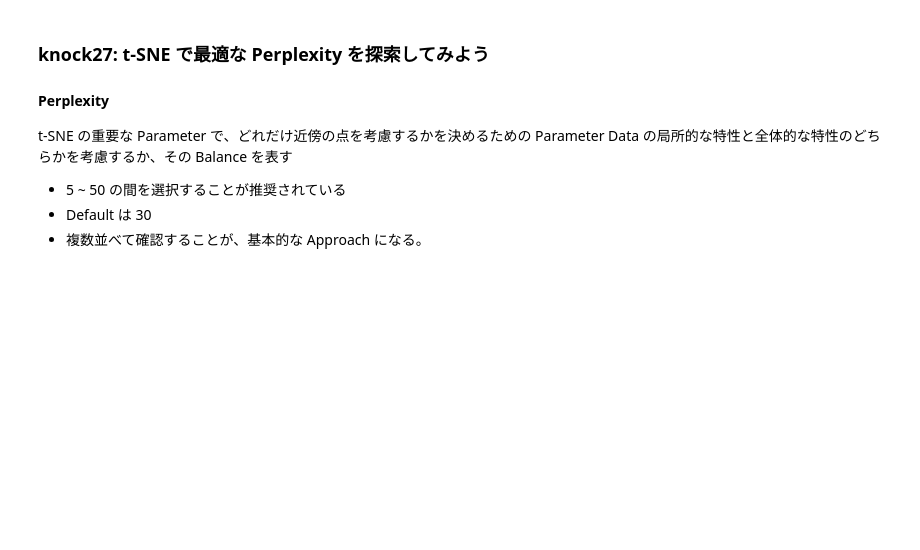
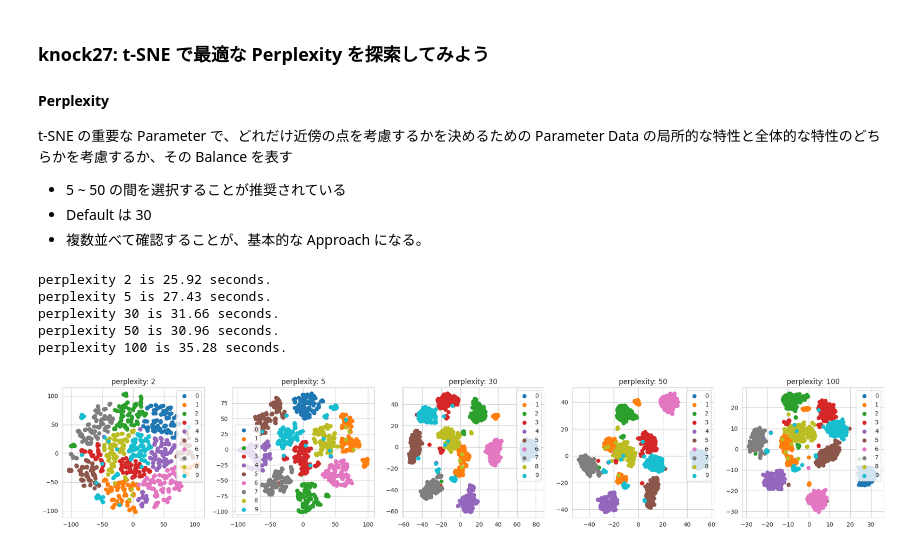
Before and after one commit to 1024xx4/ai_model_building_100, a Jupyter notebook: section03/section03.ipynb, the cells around one changed output. Saved outputs shown, nothing was run; the diff lists cells and outputs as text; code cells hidden in the pictures; blank space fills up the shorter version.

Commit message:
Analysis: t-SNE で最適な Perplexity を探索する#5

```diff
--- a/section03/section03.ipynb
+++ b/section03/section03.ipynb
@@ -441,0 +439,29 @@ import time
+# %%
+# 最適な Perplexity を探索する関数 (２次元表示)
+import time
+
+
+def create_2d_tsne(target_X, y, y_labels, perplexity_list=[2, 5, 30, 50, 100]):
+    fig, axes = plt.subplots(nrows=1, ncols=len(perplexity_list), figsize=(5 * len(perplexity_list), 4))
+    for i, (ax, perplexity) in enumerate(zip(axes.flatten(), perplexity_list)):
+        start_time = time.time()
+        tsne = TSNE(n_components=2, random_state=0, perplexity=perplexity)
+        Y = tsne.fit_transform(target_X)
+        for each_label in y_labels:
+            c_plot_bool = y == each_label
+            ax.scatter(Y[c_plot_bool, 0], Y[c_plot_bool, 1], label=f"{each_label}")
+        end_time = time.time()
+        ax.legend()
+        ax.set_title(f"perplexity: {perplexity}")
+        print(f"perplexity {perplexity} is {end_time - start_time:.2f} seconds.")
+    plt.show()
+# %%
+# t-SNE の結果（2次元）
+create_2d_tsne(digits.data, digits.target, digits.target_names)
+# %% [output]
+perplexity 2 is 25.92 seconds.
+perplexity 5 is 27.43 seconds.
+perplexity 30 is 31.66 seconds.
+perplexity 50 is 30.96 seconds.
+perplexity 100 is 35.28 seconds.
+[figure, added]
```
Also changed, not shown: parts of 4 cells of this notebook.
